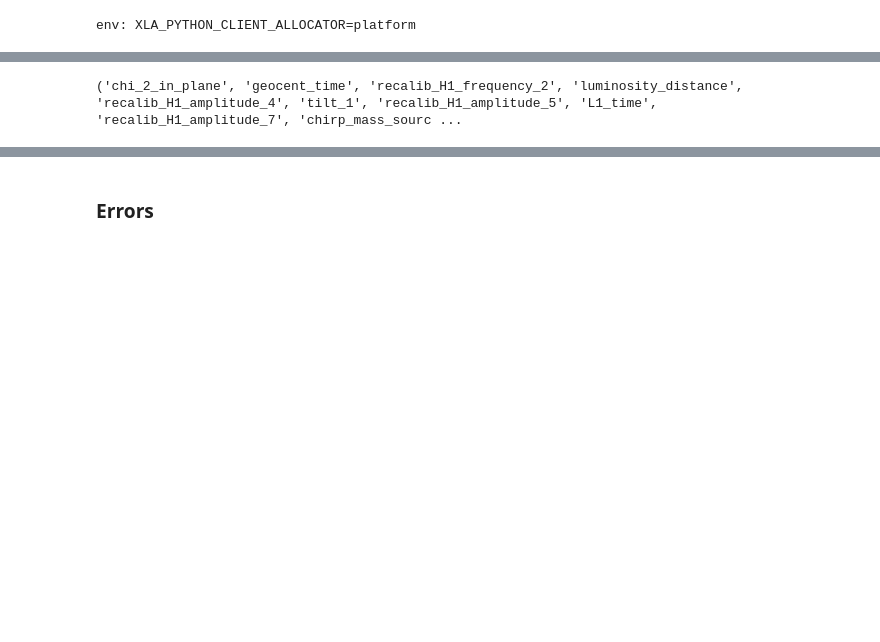
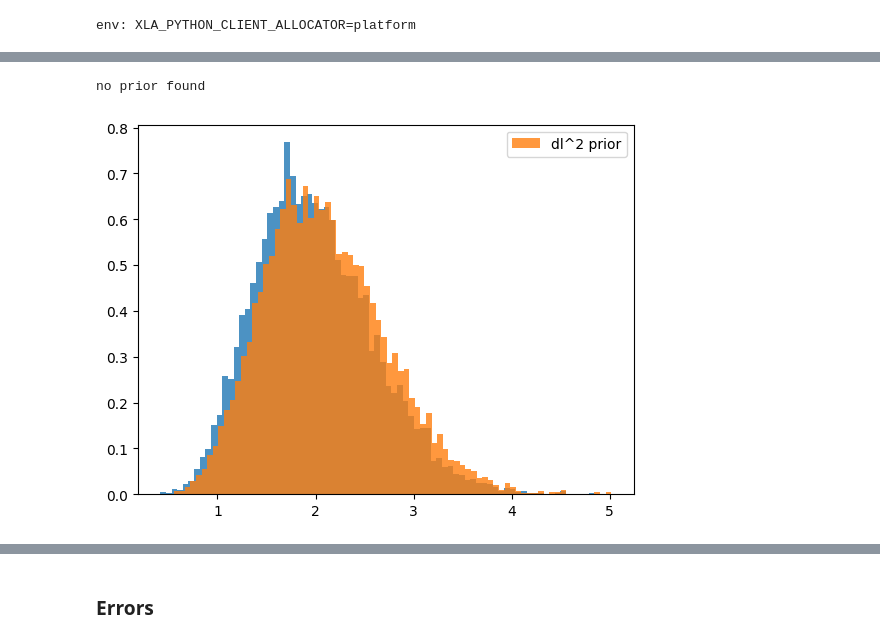
Before and after one commit to abby-moran/GW_pop_cosmo_inference, a Jupyter notebook: scripts/sandbox.ipynb, the cells around one changed output, grey strips where cells are left out. Drawn from its saved outputs; the diff is of its cells as text; code cells hidden in the pictures; blank space fills up the shorter version.

```diff
--- a/scripts/sandbox.ipynb
+++ b/scripts/sandbox.ipynb
@@ -224,6 +227,2 @@ def get_samples_from_event(file, desired_pop_weight=None, far_threshold=1, zmax
 
     return m1_det, qs, dLs, prior
-# %%
-samples=get_samples_from_event(filtered_files[-2])
-# %% [output]
-('chi_2_in_plane', 'geocent_time', 'recalib_H1_frequency_2', 'luminosity_distance', 'recalib_H1_amplitude_4', 'tilt_1', 'recalib_H1_amplitude_5', 'L1_time', 'recalib_H1_amplitude_7', 'chirp_mass_sourc ...
@@ -229,0 +232,14 @@ samples=get_samples_from_event(filtered_files[-2])
+# %%
+_,_,dls, prior, prior1=get_samples_from_event(filtered_files[6])
+dl_rwt=np.random.choice(dls, p=prior/np.sum(prior), size=20000)
+dl_rwt1=np.random.choice(dls, p=prior1/np.sum(prior1), size=20000)
+
+plt.hist(dl_rwt, bins=80, density=True, alpha=.8);
+
+plt.hist(dl_rwt1, bins=80, density=True, alpha=.8, label='dl^2 prior');
+plt.legend()
+plt.show()
+plt.close()
+# %% [output]
+no prior found
+[figure, added]
```
Also changed, not shown: parts of 8 cells of this notebook, 3 other files.
